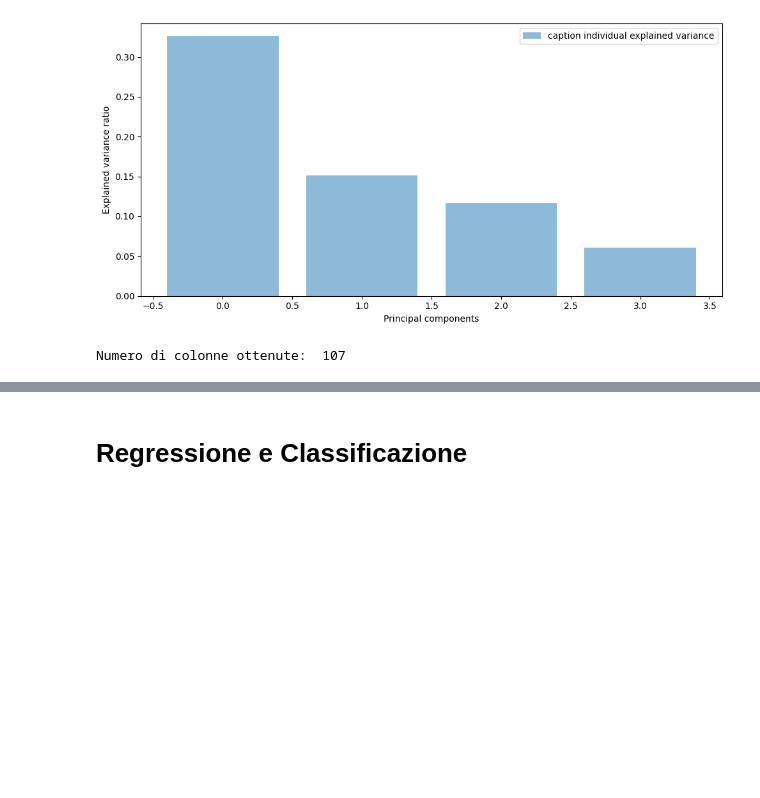
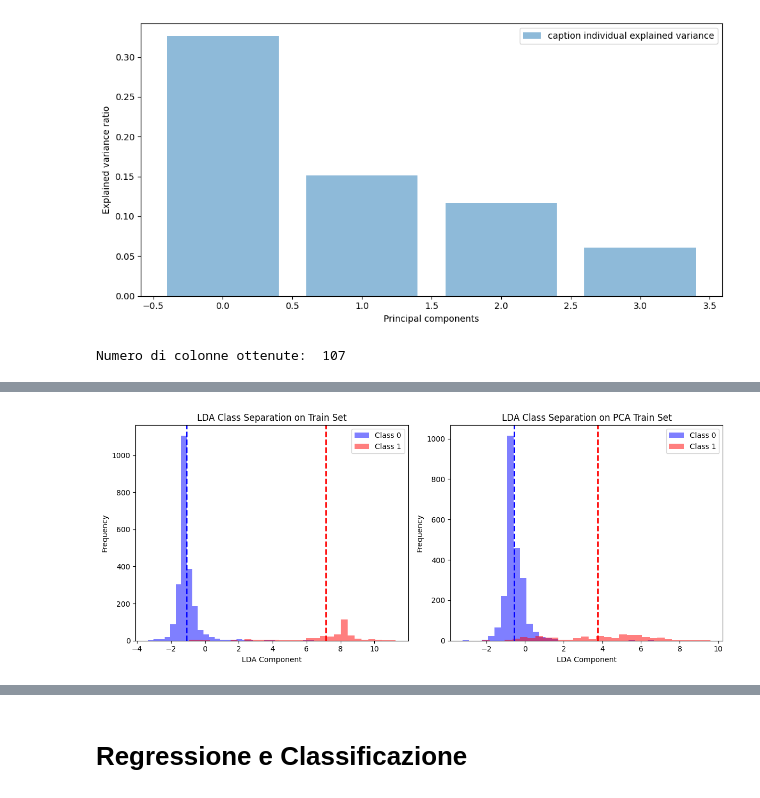
Before and after one commit to wredan/fad-project, a Jupyter notebook: notebook.ipynb, the cells around one changed output, grey strips where cells are left out. Saved outputs shown, nothing was run; the diff lists cells and outputs as text; code cells hidden in the pictures; blank space fills up the shorter version.

```diff
--- a/notebook.ipynb
+++ b/notebook.ipynb
@@ -573,0 +579,31 @@ Grafico a barre che mostra quanta varianza è spiegata da ciascuna componente pr
+# %%
+fig, axes = plt.subplots(1, 2, figsize=(12, 5))
+
+def plot_lda(ax, X, y, title):
+    lda = LinearDiscriminantAnalysis()
+    lda.fit(X, y)
+    X_lda = lda.transform(X)
+
+    ax.hist(X_lda[y == 0], bins=30, alpha=0.5, label='Class 0', color='blue')
+    ax.hist(X_lda[y == 1], bins=30, alpha=0.5, label='Class 1', color='red')
+    ax.axvline(X_lda[y == 0].mean(), color='blue', linestyle='dashed', linewidth=2)
+    ax.axvline(X_lda[y == 1].mean(), color='red', linestyle='dashed', linewidth=2)
+    ax.set_xlabel('LDA Component')
+    ax.set_ylabel('Frequency')
+    ax.set_title(title)
+    ax.legend()
+
+# Plot LDA for train_set_reduced
+X_train = train_set_reduced.drop('Class', axis=1)
+y_train = train_set_reduced['Class']
+plot_lda(axes[0], X_train, y_train, 'LDA Class Separation on Train Set')
+
+# Plot LDA for pca_set_reduced
+X_pca = pca_train_set.drop('Class', axis=1)
+y_pca = pca_train_set['Class']
+plot_lda(axes[1], X_pca, y_pca, 'LDA Class Separation on PCA Train Set')
+
+plt.tight_layout()
+plt.show()
+# %% [output]
+[figure, added]
```
Also changed, not shown: parts of 5 cells of this notebook.
